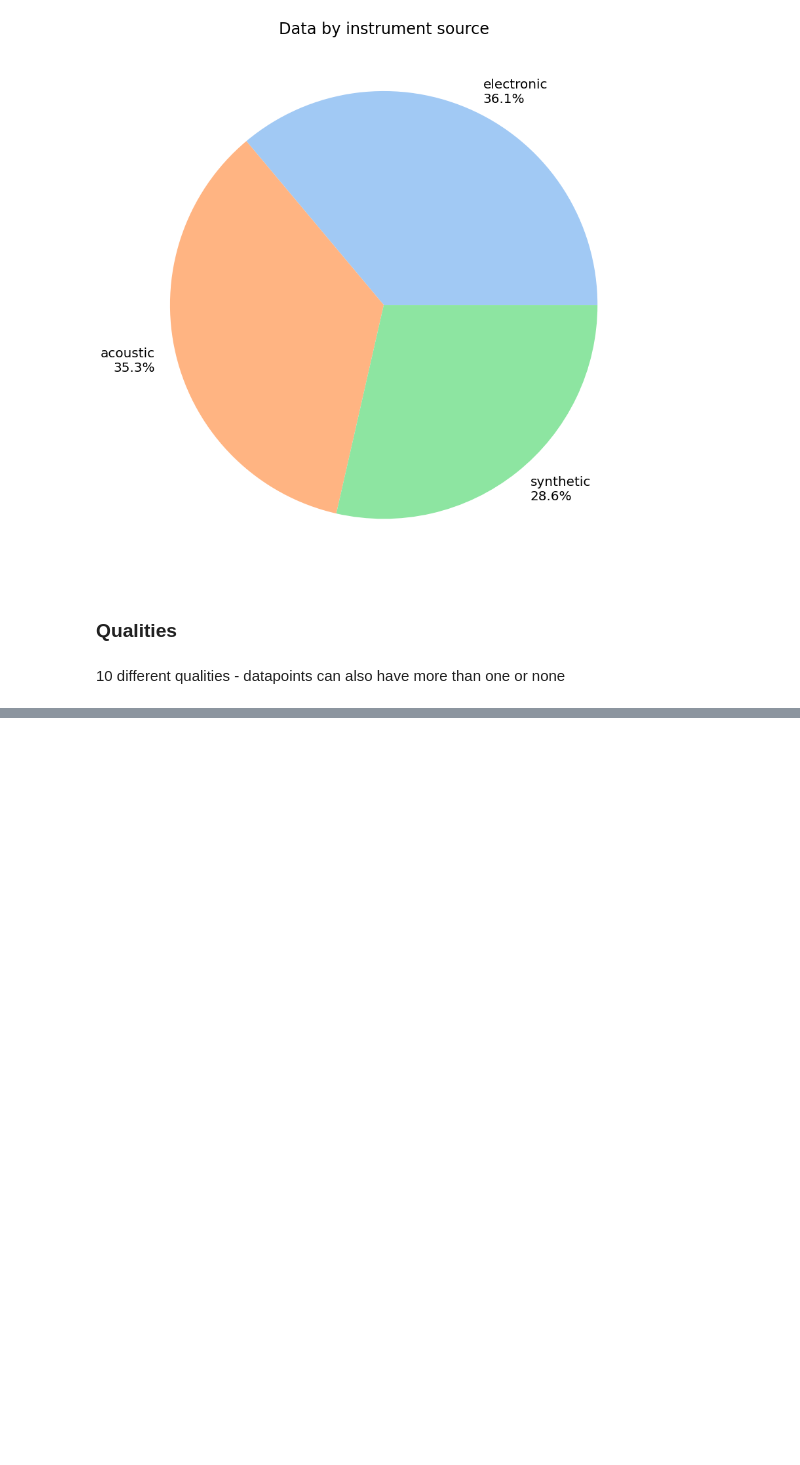
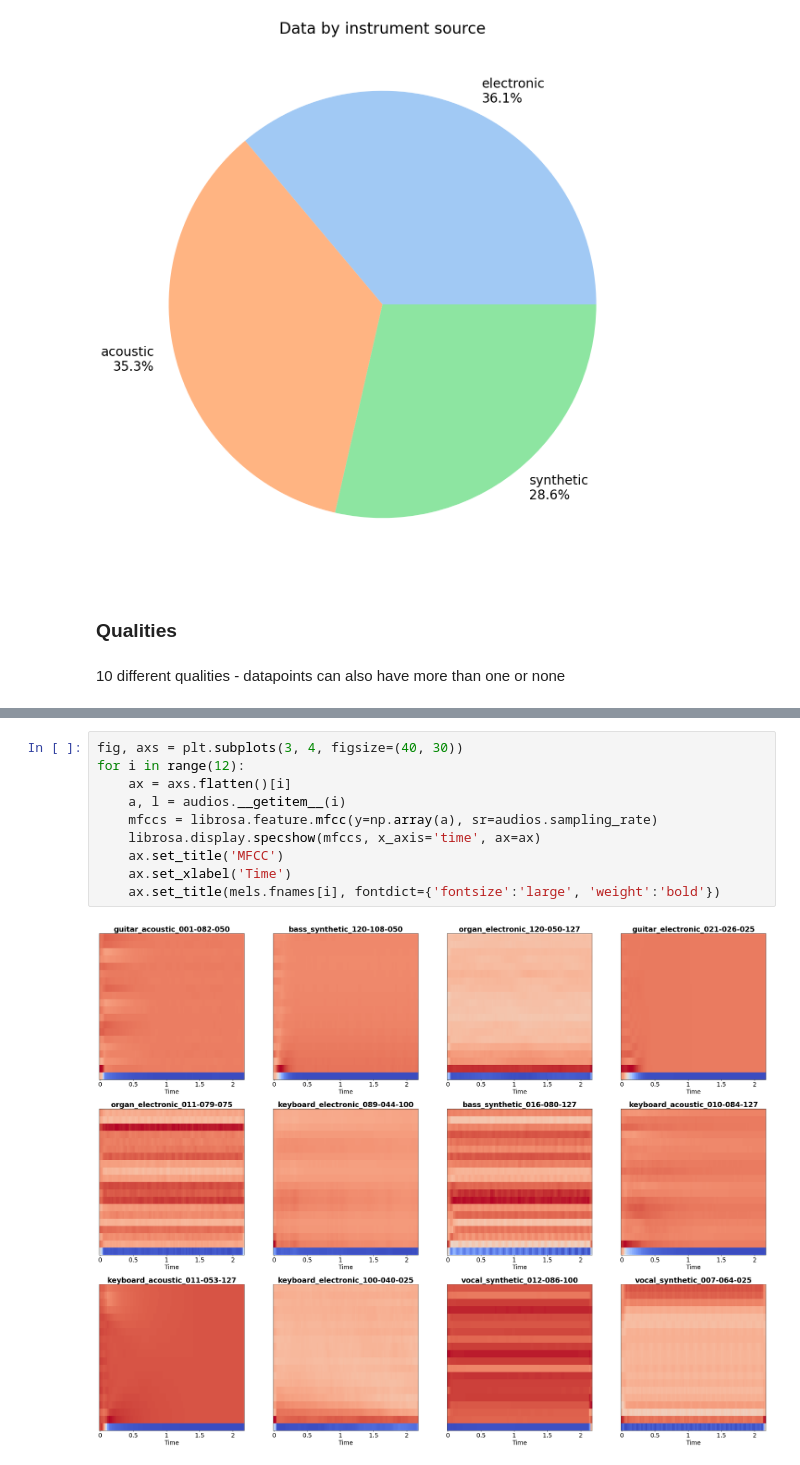
Before and after one commit to ElisaTroschka/GANs-Conditional-Audio-Synthesis, a Jupyter notebook: NSynth EDA.ipynb, the cells around one changed output, grey strips where cells are left out. Cells and saved outputs as stored; diff of their text form; blank space fills up the shorter version.

```diff
--- a/NSynth EDA.ipynb
+++ b/NSynth EDA.ipynb
@@ -112,0 +167,12 @@ Text(0.5, 1.0, 'Data qualities')
+# %%
+fig, axs = plt.subplots(3, 4, figsize=(40, 30))
+for i in range(12):
+    ax = axs.flatten()[i]
+    a, l = audios.__getitem__(i)
+    mfccs = librosa.feature.mfcc(y=np.array(a), sr=audios.sampling_rate)
+    librosa.display.specshow(mfccs, x_axis='time', ax=ax)
+    ax.set_title('MFCC')
+    ax.set_xlabel('Time')
+    ax.set_title(mels.fnames[i], fontdict={'fontsize':'large', 'weight':'bold'})
+# %% [output]
+[figure, added]
```
Also changed, not shown: parts of 13 cells of this notebook, 3 other files.
